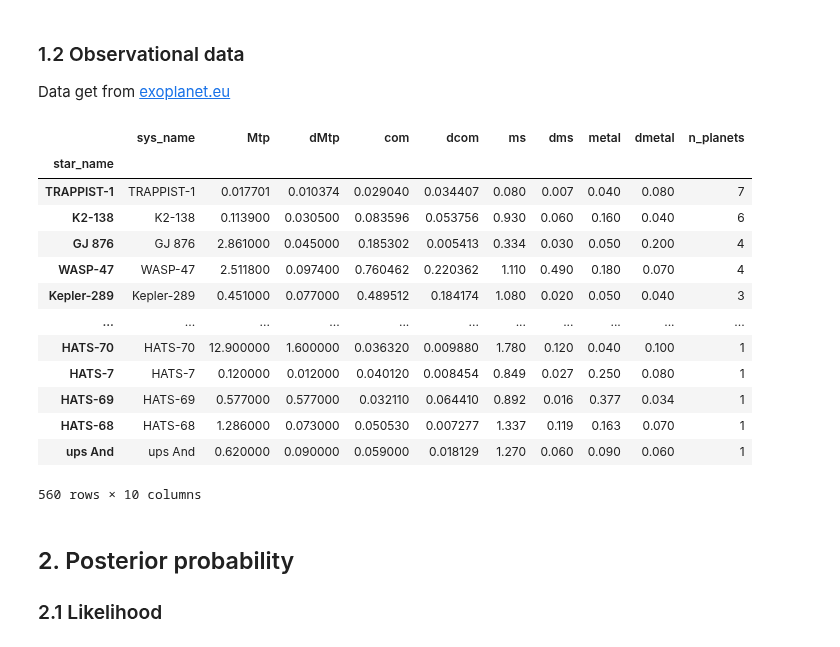
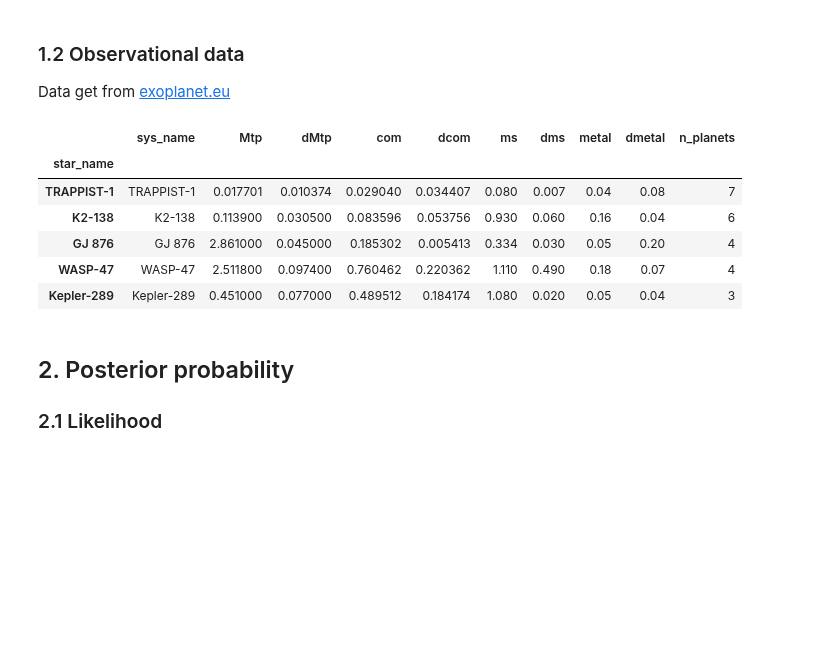
Before and after one commit to fjbautistas/kde_example, a Jupyter notebook: Marginal_Distributions.ipynb, the cells around one changed output. Drawn from its saved outputs; the diff is of its cells as text; code cells hidden in the pictures; blank space fills up the shorter version.

```diff
--- a/Marginal_Distributions.ipynb
+++ b/Marginal_Distributions.ipynb
@@ -99,23 +99,16 @@ def NewData(data):
 # %%
 obs_data = NewData(data_o)
 obs_data = obs_data.assign(n_planets = number)
 obs_data = obs_data.sort_values(by=['n_planets'], ascending=False)
-obs_data
+obs_data.head()
 # %% [output]
 |  | sys_name | Mtp | dMtp | com | dcom | ms | dms | metal | dmetal | n_planets |
 | star_name |  |  |  |  |  |  |  |  |  |  |
-| TRAPPIST-1 | TRAPPIST-1 | 0.017701 | 0.010374 | 0.029040 | 0.034407 | 0.080 | 0.007 | 0.040 | 0.080 | 7 |
-| K2-138 | K2-138 | 0.113900 | 0.030500 | 0.083596 | 0.053756 | 0.930 | 0.060 | 0.160 | 0.040 | 6 |
-| GJ 876 | GJ 876 | 2.861000 | 0.045000 | 0.185302 | 0.005413 | 0.334 | 0.030 | 0.050 | 0.200 | 4 |
-| WASP-47 | WASP-47 | 2.511800 | 0.097400 | 0.760462 | 0.220362 | 1.110 | 0.490 | 0.180 | 0.070 | 4 |
-| Kepler-289 | Kepler-289 | 0.451000 | 0.077000 | 0.489512 | 0.184174 | 1.080 | 0.020 | 0.050 | 0.040 | 3 |
-| ... | ... | ... | ... | ... | ... | ... | ... | ... | ... | ... |
-| HATS-70 | HATS-70 | 12.900000 | 1.600000 | 0.036320 | 0.009880 | 1.780 | 0.120 | 0.040 | 0.100 | 1 |
-| HATS-7 | HATS-7 | 0.120000 | 0.012000 | 0.040120 | 0.008454 | 0.849 | 0.027 | 0.250 | 0.080 | 1 |
-| HATS-69 | HATS-69 | 0.577000 | 0.577000 | 0.032110 | 0.064410 | 0.892 | 0.016 | 0.377 | 0.034 | 1 |
-| HATS-68 | HATS-68 | 1.286000 | 0.073000 | 0.050530 | 0.007277 | 1.337 | 0.119 | 0.163 | 0.070 | 1 |
-| ups And | ups And | 0.620000 | 0.090000 | 0.059000 | 0.018129 | 1.270 | 0.060 | 0.090 | 0.060 | 1 |
+| TRAPPIST-1 | TRAPPIST-1 | 0.017701 | 0.010374 | 0.029040 | 0.034407 | 0.080 | 0.007 | 0.04 | 0.08 | 7 |
+| K2-138 | K2-138 | 0.113900 | 0.030500 | 0.083596 | 0.053756 | 0.930 | 0.060 | 0.16 | 0.04 | 6 |
+| GJ 876 | GJ 876 | 2.861000 | 0.045000 | 0.185302 | 0.005413 | 0.334 | 0.030 | 0.05 | 0.20 | 4 |
+| WASP-47 | WASP-47 | 2.511800 | 0.097400 | 0.760462 | 0.220362 | 1.110 | 0.490 | 0.18 | 0.07 | 4 |
+| Kepler-289 | Kepler-289 | 0.451000 | 0.077000 | 0.489512 | 0.184174 | 1.080 | 0.020 | 0.05 | 0.04 | 3 |
-560 rows × 10 columns
 # %%
 #system_i = data_o[data_o.star_name == "Kepler-289"]
 #system_i
```
Also changed, not shown: parts of 9 cells of this notebook.
